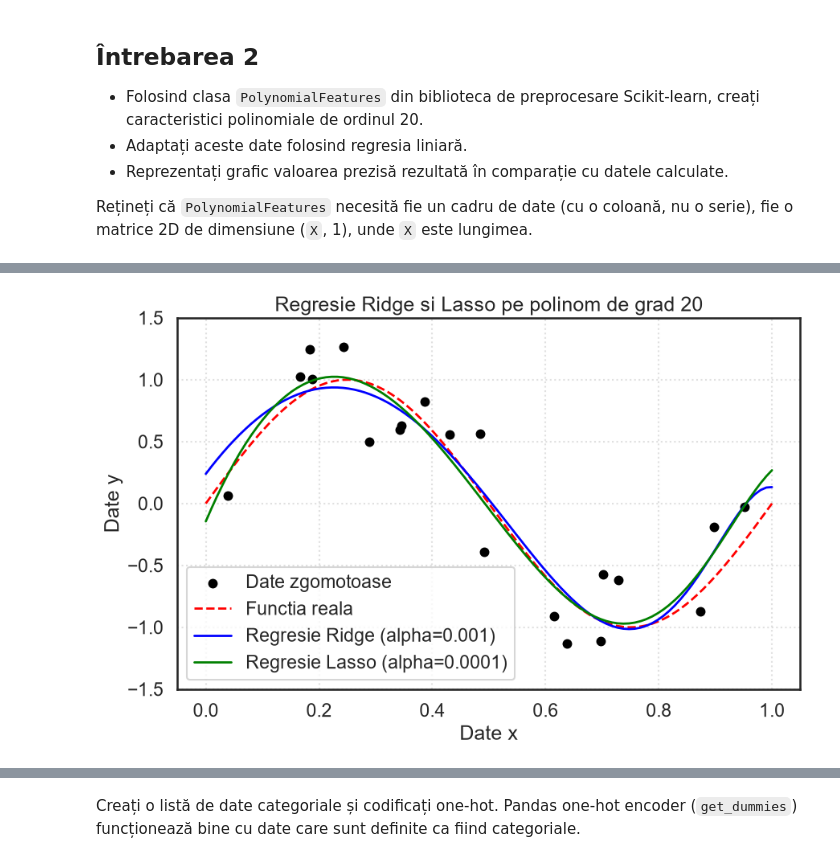
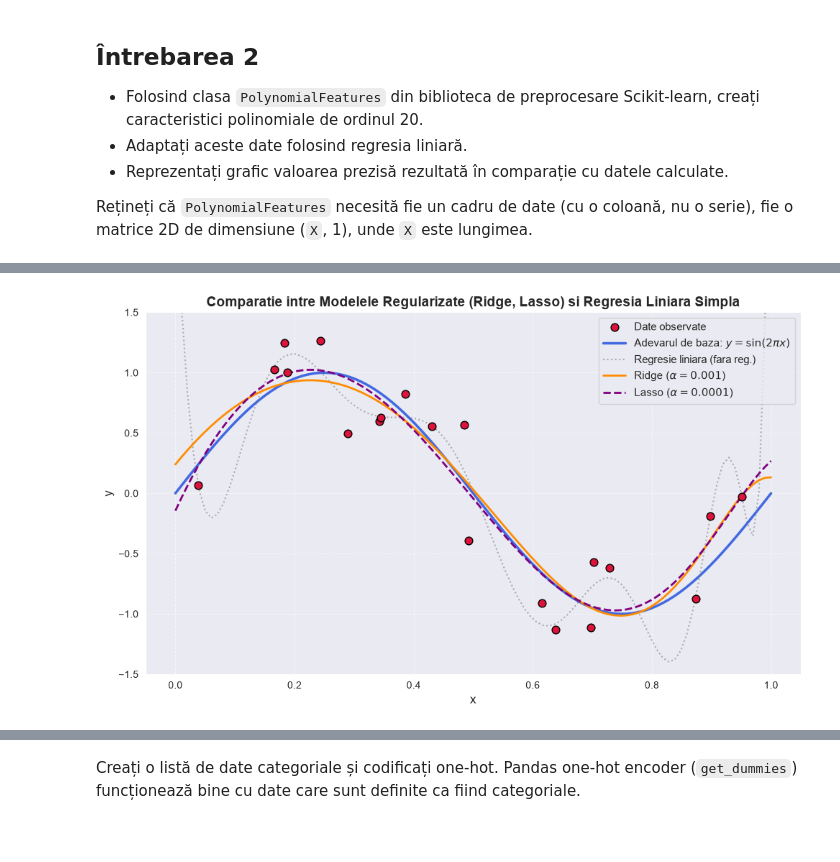
Before and after one commit to yettensyvus/ML-labs, a Jupyter notebook: lab04-05/Ro_04_Regularization_and_Gradient_Descent_Exercises.ipynb, the cells around one changed output, grey strips where cells are left out. Cells and saved outputs as stored; diff of their text form; code cells hidden in the pictures; blank space fills up the shorter version.

```diff
--- a/lab04-05/Ro_04_Regularization_and_Gradient_Descent_Exercises.ipynb
+++ b/lab04-05/Ro_04_Regularization_and_Gradient_Descent_Exercises.ipynb
@@ -74,17 +38,0 @@ Primele randuri din datele sinusoidale:
-# %%
-# Configurare stil grafice
-sns.set_style('white')
-sns.set_context('talk')
-sns.set_palette('dark')
-
-# Reprezentam grafic datele zgomotoase si functia reala
-plt.figure(figsize=(9, 6))
-plt.scatter(data['x'], data['y'], color='blue', label='Date zgomotoase (rare)', s=50, edgecolors='k')
-plt.plot(X_real, Y_real, color='red', linestyle='--', linewidth=2, label='Functia reala: sin(2*pi*x)')
-
-plt.xlabel('Date x')
-plt.ylabel('Date y')
-plt.title('Datele sinusoidale zgomotoase vs Functia reala')
-plt.legend()
-plt.grid(True, linestyle=':', alpha=0.6)
-plt.show()
@@ -139,33 +105,31 @@ plt.show()
 
 Ce vă spune magnitudinea comparativ mare a datelor cu privire la rolul regularizării?
 # %%
-# Dezactivam avertismentele sklearn legate de convergenta daca e cazul
-warnings.filterwarnings('ignore', module='sklearn')
+# 1. Ajustarea modelului Ridge (regularizare L2 cu alpha=0.001)
+rr = Ridge(alpha=0.001, random_state=42)
+rr.fit(X_poly, y)
+y_ridge_pred = rr.predict(X_real_poly)
 
-# Regresie Ridge (regularizare L2)
-rr = Ridge(alpha=0.001)
-rr.fit(X_poly, data['y'])
-Y_ridge_pred = rr.predict(X_real_poly)
+# 2. Ajustarea modelului Lasso (regularizare L1 cu alpha=0.0001)
+lassor = Lasso(alpha=0.0001, max_iter=100000, random_state=42)
+lassor.fit(X_poly, y)
+y_lasso_pred = lassor.predict(X_real_poly)
 
-# Regresie Lasso (regularizare L1)
-lassor = Lasso(alpha=0.0001, max_iter=100000)
-lassor.fit(X_poly, data['y'])
-Y_lasso_pred = lassor.predict(X_real_poly)
-
-# Reprezentare grafica a predictiilor modelelor regularizate
+# 3. Reprezentarea grafica a modelelor regularizate vs adevarul de baza si regresia liniara
 plt.figure(figsize=(10, 6))
-plt.scatter(data['x'], data['y'], color='black', label='Date zgomotoase', s=50, edgecolors='k')
-plt.plot(X_real, Y_real, color='red', linestyle='--', linewidth=2, label='Functia reala')
-plt.plot(X_real, Y_ridge_pred, color='blue', linewidth=2, label='Regresie Ridge (alpha=0.001)')
-plt.plot(X_real, Y_lasso_pred, color='green', linewidth=2, label='Regresie Lasso (alpha=0.0001)')
-
+plt.scatter(sin_data['x'], sin_data['y'], color='crimson', edgecolor='black', s=60, label='Date observate', zorder=5)
+plt.plot(x_real, y_real, color='royalblue', linewidth=2.5, label=r'Adevarul de baza: $y = \sin(2\pi x)$')
+plt.plot(x_real, y_poly_pred, color='gray', linestyle=':', linewidth=1.5, alpha=0.6, label='Regresie liniara (fara reg.)')
+plt.plot(x_real, y_ridge_pred, color='darkorange', linewidth=2, label=r'Ridge ($\alpha=0.001$)')
+plt.plot(x_real, y_lasso_pred, color='purple', linestyle='--', linewidth=2, label=r'Lasso ($\alpha=0.0001$)')
 plt.ylim(-1.5, 1.5)
-plt.xlabel('Date x')
-plt.ylabel('Date y')
-plt.title('Regresie Ridge si Lasso pe polinom de grad 20')
-plt.legend()
-plt.grid(True, linestyle=':', alpha=0.6)
+plt.title('Comparatie intre Modelele Regularizate (Ridge, Lasso) si Regresia Liniara Simpla', fontsize=14, fontweight='bold')
+plt.xlabel('x', fontsize=12)
+plt.ylabel('y', fontsize=12)
+plt.legend(fontsize=11, loc='upper right')
+plt.grid(True, linestyle='--', alpha=0.6)
+plt.tight_layout()
 plt.show()
 # %% [output]
-[figure, old version]
+[figure, new version]
 # %%
```
Also changed, not shown: parts of 50 cells of this notebook, 1 other file.
